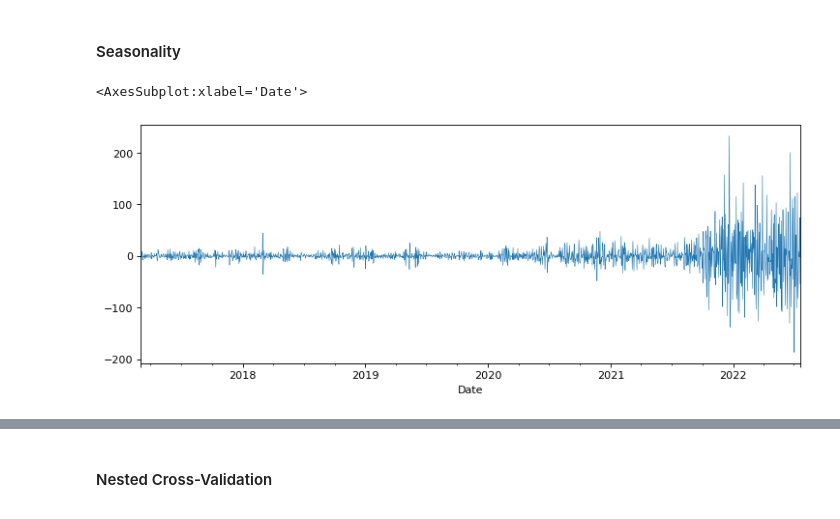
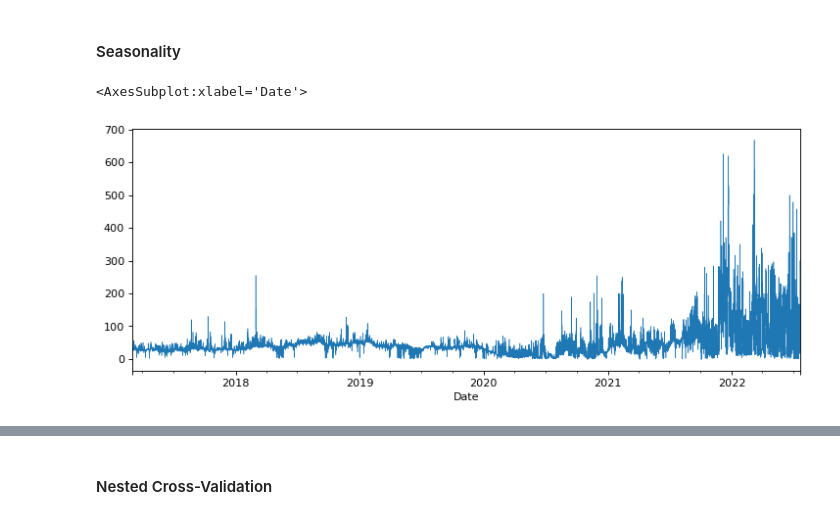
Before and after one commit to Joagai23/EPF, a Jupyter notebook: EPF - Linear Regression.ipynb, the cells around one changed output, grey strips where cells are left out. Cells and saved outputs as stored; diff of their text form; code cells hidden in the pictures.

```diff
--- a/EPF - Linear Regression.ipynb
+++ b/EPF - Linear Regression.ipynb
@@ -140,10 +140,10 @@ Text(0.5, 1.0, 'Trends in Electricity Price')
 #### Seasonality
 # %%
 plt.figure(figsize=(11,4), dpi= 80)
-epf_first_order_diff['SE3'].plot(linewidth = 0.5)
+epf['SE3'].plot(linewidth = 0.5)
 # %% [output]
 <AxesSubplot:xlabel='Date'>
-[figure, old version]
+[figure, new version]
 # %%
 # Plotting autocorrelation
 plt.figure(figsize=(11,4), dpi= 80)
```
Also changed, not shown: parts of 23 cells of this notebook, 1 other file.
